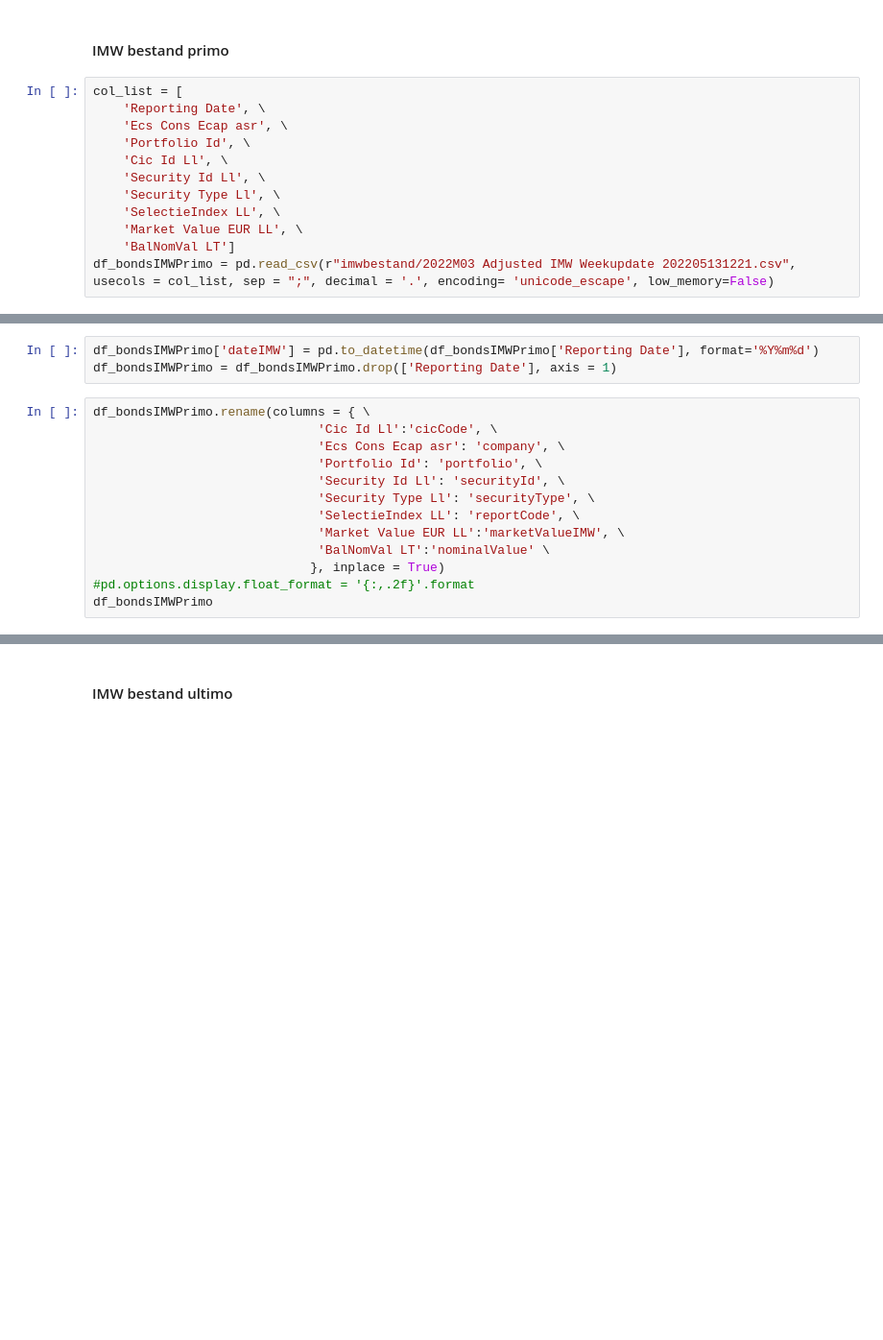
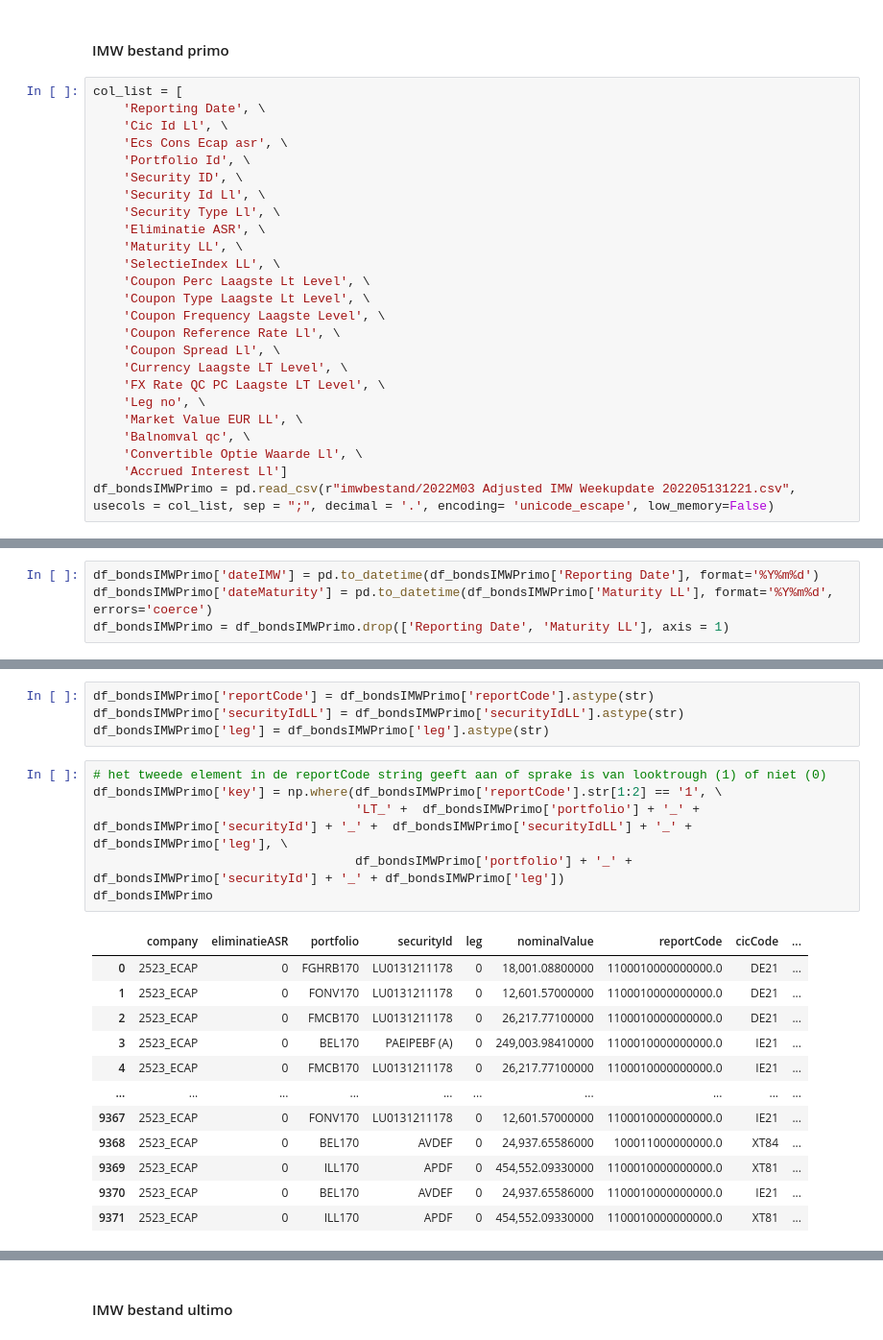
Before and after one commit to OscarDries/TRECS, a Jupyter notebook: bond (IN PROGRESS)/Module bond.ipynb, the cells around one changed output, grey strips where cells are left out. Shown at 96% size. Saved outputs shown, nothing was run; the diff lists cells and outputs as text; blank space fills up the shorter version.

Commit message:
module Bonds de class voor Bonds aangemaakt en gevuld inclusief kasstromen

```diff
--- a/bond (IN PROGRESS)/Module bond.ipynb
+++ b/bond (IN PROGRESS)/Module bond.ipynb
@@ -156,12 +146,25 @@ scenarioNamesUltimo
 # %%
 col_list = [
     'Reporting Date', \
+    'Cic Id Ll', \
     'Ecs Cons Ecap asr', \
     'Portfolio Id', \
-    'Cic Id Ll', \
+    'Security ID', \
     'Security Id Ll', \
     'Security Type Ll', \
+    'Eliminatie ASR', \
+    'Maturity LL', \
     'SelectieIndex LL', \
+    'Coupon Perc Laagste Lt Level', \
+    'Coupon Type Laagste Lt Level', \
+    'Coupon Frequency Laagste Level', \
+    'Coupon Reference Rate Ll', \
+    'Coupon Spread Ll', \
+    'Currency Laagste LT Level', \
+    'FX Rate QC PC Laagste LT Level', \
+    'Leg no', \
     'Market Value EUR LL', \
-    'BalNomVal LT']
+    'Balnomval qc', \
+    'Convertible Optie Waarde Ll', \
+    'Accrued Interest Ll']
 df_bondsIMWPrimo = pd.read_csv(r"imwbestand/2022M03 Adjusted IMW Weekupdate 202205131221.csv", usecols = col_list, sep = ";", decimal = '.', encoding= 'unicode_escape', low_memory=False)
@@ -180,17 +209,5 @@ df_bondsIMWPrimo = df_bondsIMWPrimo.loc[\
 df_bondsIMWPrimo = df_bondsIMWPrimo.reset_index(drop=True)
 # %%
 df_bondsIMWPrimo['dateIMW'] = pd.to_datetime(df_bondsIMWPrimo['Reporting Date'], format='%Y%m%d')
-df_bondsIMWPrimo = df_bondsIMWPrimo.drop(['Reporting Date'], axis = 1)
+df_bondsIMWPrimo['dateMaturity'] = pd.to_datetime(df_bondsIMWPrimo['Maturity LL'], format='%Y%m%d', errors='coerce')
+df_bondsIMWPrimo = df_bondsIMWPrimo.drop(['Reporting Date', 'Maturity LL'], axis = 1)
-# %%
-df_bondsIMWPrimo.rename(columns = { \
-                              'Cic Id Ll':'cicCode', \
-                              'Ecs Cons Ecap asr': 'company', \
-                              'Portfolio Id': 'portfolio', \
-                              'Security Id Ll': 'securityId', \
-                              'Security Type Ll': 'securityType', \
-                              'SelectieIndex LL': 'reportCode', \
-                              'Market Value EUR LL':'marketValueIMW', \
-                              'BalNomVal LT':'nominalValue' \
-                             }, inplace = True)
-#pd.options.display.float_format = '{:,.2f}'.format
-df_bondsIMWPrimo
@@ -210,0 +214,23 @@ df_bondsIMWPrimo
+# %%
+df_bondsIMWPrimo['reportCode'] = df_bondsIMWPrimo['reportCode'].astype(str)
+df_bondsIMWPrimo['securityIdLL'] = df_bondsIMWPrimo['securityIdLL'].astype(str)
+df_bondsIMWPrimo['leg'] = df_bondsIMWPrimo['leg'].astype(str)
+# %%
+# het tweede element in de reportCode string geeft aan of sprake is van looktrough (1) of niet (0)
+df_bondsIMWPrimo['key'] = np.where(df_bondsIMWPrimo['reportCode'].str[1:2] == '1', \
+                                   'LT_' +  df_bondsIMWPrimo['portfolio'] + '_' +  df_bondsIMWPrimo['securityId'] + '_' +  df_bondsIMWPrimo['securityIdLL'] + '_' +  df_bondsIMWPrimo['leg'], \
+                                   df_bondsIMWPrimo['portfolio'] + '_' + df_bondsIMWPrimo['securityId'] + '_' + df_bondsIMWPrimo['leg'])
+df_bondsIMWPrimo
+# %% [output]
+|  | company | eliminatieASR | portfolio | securityId | leg | nominalValue | reportCode | cicCode | ... |
+| 0 | 2523_ECAP | 0 | FGHRB170 | LU0131211178 | 0 | 18,001.08800000 | 1100010000000000.0 | DE21 | ... |
+| 1 | 2523_ECAP | 0 | FONV170 | LU0131211178 | 0 | 12,601.57000000 | 1100010000000000.0 | DE21 | ... |
+| 2 | 2523_ECAP | 0 | FMCB170 | LU0131211178 | 0 | 26,217.77100000 | 1100010000000000.0 | DE21 | ... |
+| 3 | 2523_ECAP | 0 | BEL170 | PAEIPEBF (A) | 0 | 249,003.98410000 | 1100010000000000.0 | IE21 | ... |
+| 4 | 2523_ECAP | 0 | FMCB170 | LU0131211178 | 0 | 26,217.77100000 | 1100010000000000.0 | IE21 | ... |
+| ... | ... | ... | ... | ... | ... | ... | ... | ... | ... |
+| 9367 | 2523_ECAP | 0 | FONV170 | LU0131211178 | 0 | 12,601.57000000 | 1100010000000000.0 | IE21 | ... |
+| 9368 | 2523_ECAP | 0 | BEL170 | AVDEF | 0 | 24,937.65586000 | 100011000000000.0 | XT84 | ... |
+| 9369 | 2523_ECAP | 0 | ILL170 | APDF | 0 | 454,552.09330000 | 1100010000000000.0 | XT81 | ... |
+| 9370 | 2523_ECAP | 0 | BEL170 | AVDEF | 0 | 24,937.65586000 | 1100010000000000.0 | IE21 | ... |
+| 9371 | 2523_ECAP | 0 | ILL170 | APDF | 0 | 454,552.09330000 | 1100010000000000.0 | XT81 | ... |
```
Also changed, not shown: parts of 30 cells of this notebook, 8 other files.
